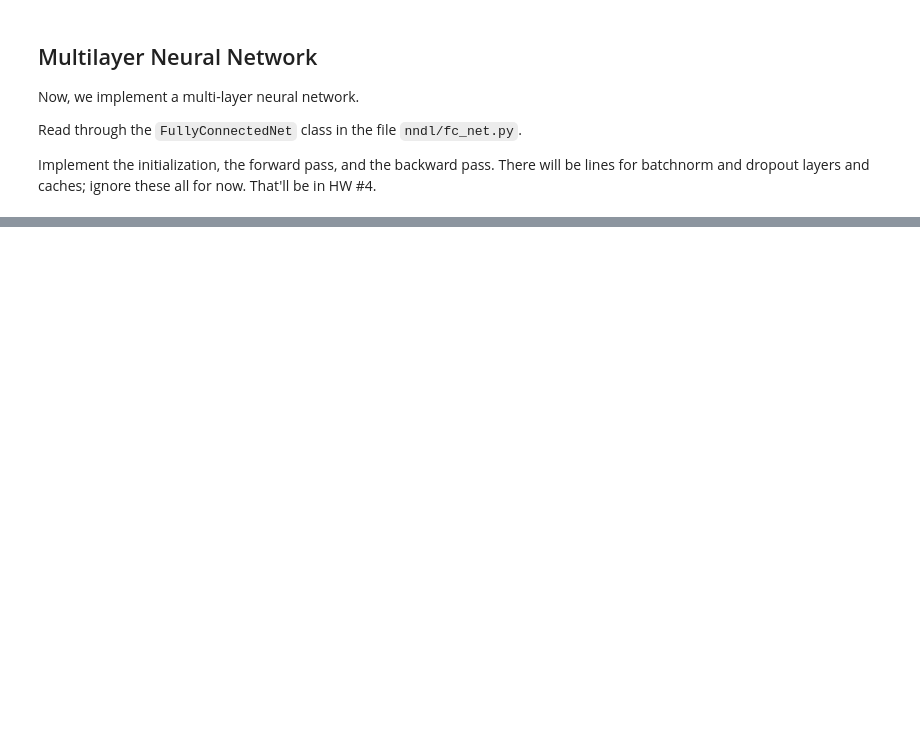
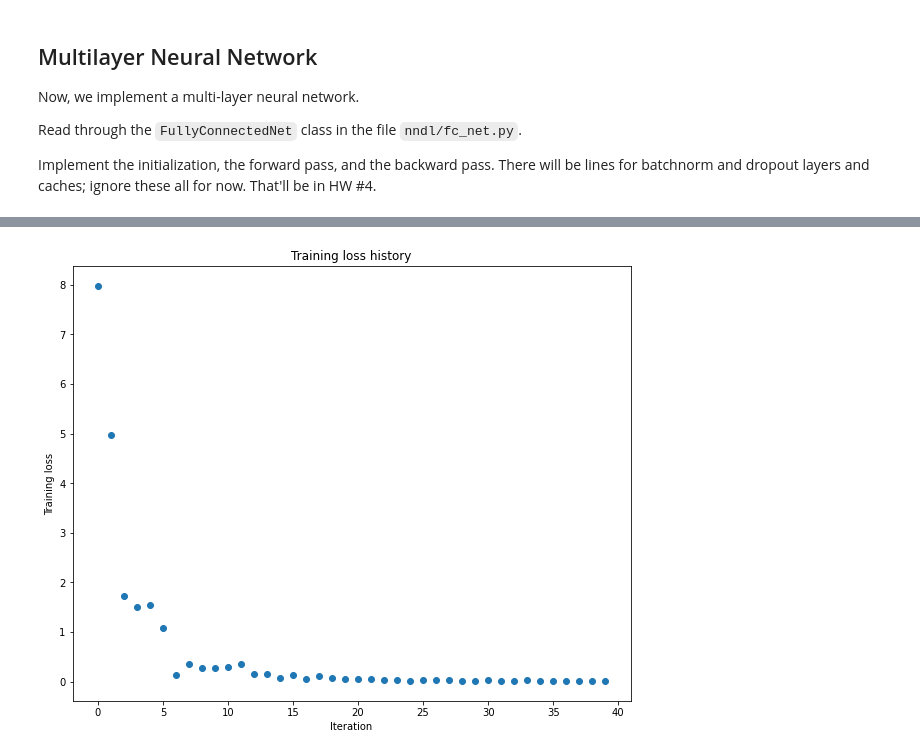
Before and after one commit to tomhagander/neuralnets-deeplearn, a Jupyter notebook: HW3_code/FC_nets.ipynb, the cells around one changed output, grey strips where cells are left out. Cells and saved outputs as stored; diff of their text form; code cells hidden in the pictures; blank space fills up the shorter version.

```diff
--- a/HW3_code/FC_nets.ipynb
+++ b/HW3_code/FC_nets.ipynb
@@ -345,7 +444,7 @@ small_data = {
 # Play around with the weight_scale and learning_rate so that you can overfit a small dataset.
 # Your training accuracy should be 1.0 to receive full credit on this part.
 weight_scale = 1e-2
-learning_rate = 1e-4
+learning_rate = 1e-3
 
 model = FullyConnectedNet([100, 100],
               weight_scale=weight_scale, dtype=np.float64)
@@ -358,8 +457,15 @@ solver = Solver(model, small_data,
          )
 solver.train()
 
+print('Training accuracy:')
+print(solver.check_accuracy(small_data['X_train'], small_data['y_train']))
+print('Validation accuracy:')
+print(solver.check_accuracy(small_data['X_val'], small_data['y_val']))
+
+
 plt.plot(solver.loss_history, 'o')
 plt.title('Training loss history')
 plt.xlabel('Iteration')
 plt.ylabel('Training loss')
 plt.show()
+# %% [output]
@@ -365,0 +489 @@ plt.show()
+[figure, added]
```
Also changed, not shown: parts of 13 cells of this notebook, 3 other files.
